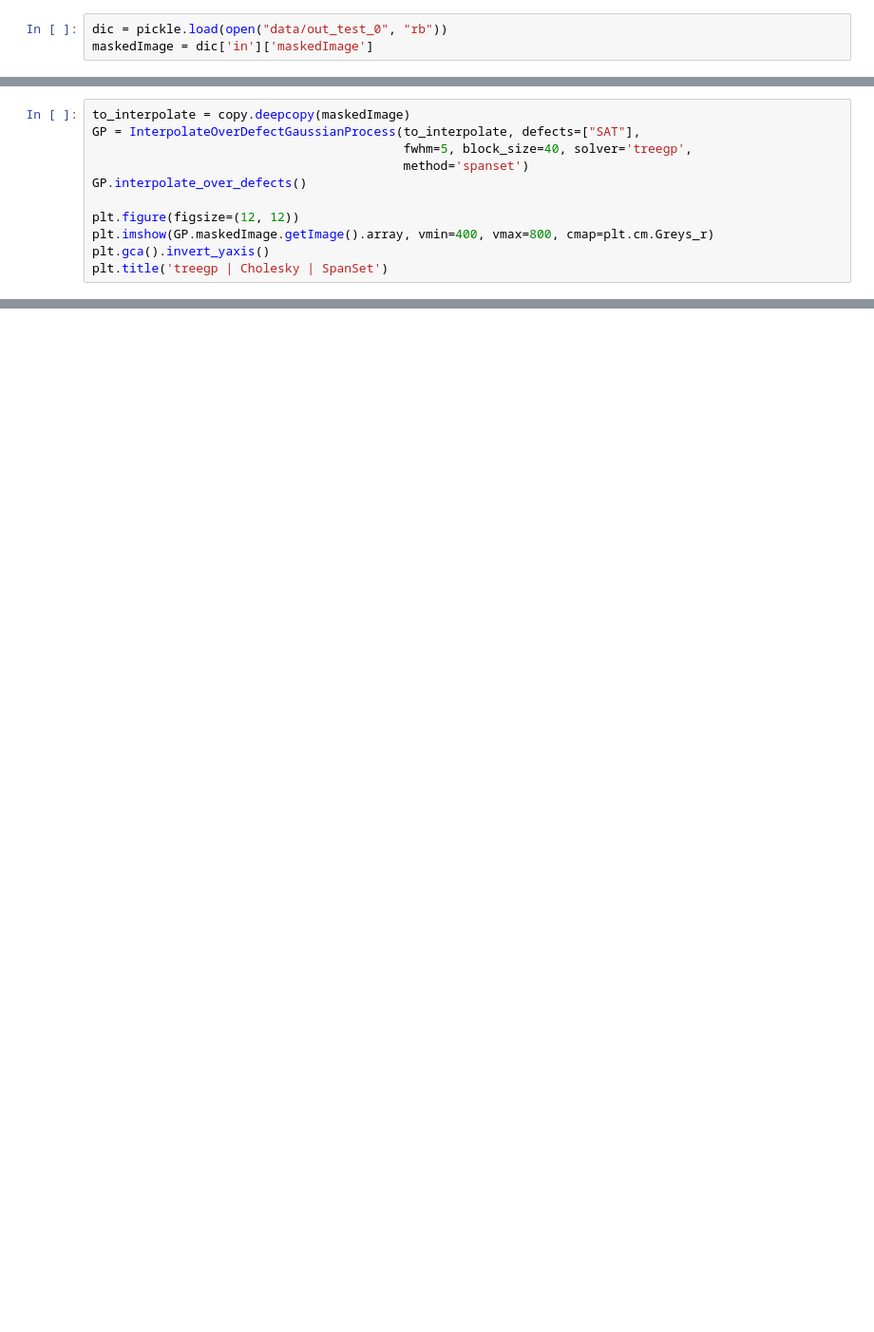
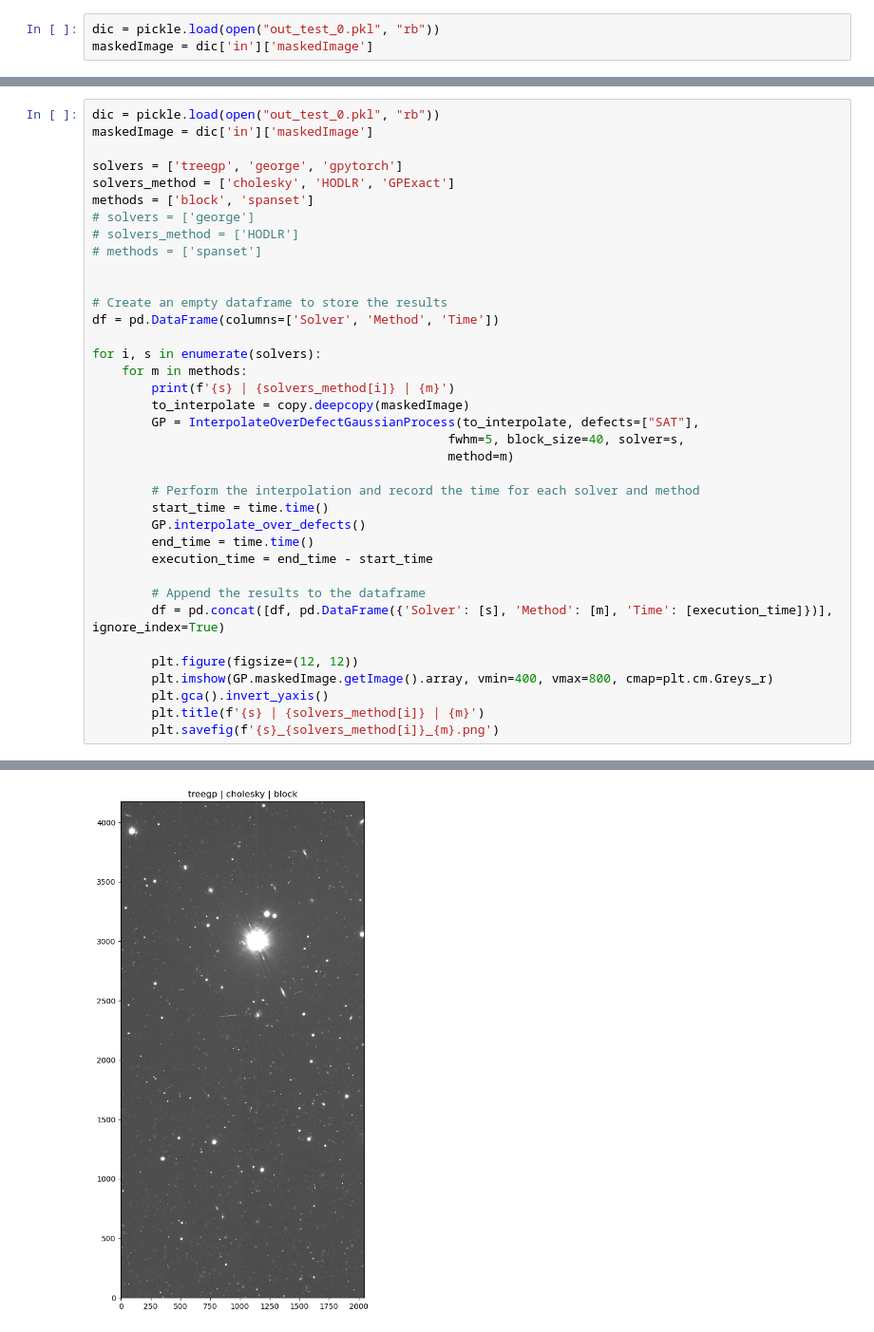
Before and after one commit to PFLeget/DM-43259, a Jupyter notebook: run_gp.ipynb, the cells around one changed output, grey strips where cells are left out. Shown at 95% size. Cells and saved outputs as stored; diff of their text form; blank space fills up the shorter version.

Commit message:
Fully run with SpanSet

```diff
--- a/run_gp.ipynb
+++ b/run_gp.ipynb
@@ -9,5 +12,5 @@ from interpolate_over import InterpolateOverDefectGaussianProcess
 
 #%matplotlib widget
 # %%
-dic = pickle.load(open("data/out_test_0", "rb"))
+dic = pickle.load(open("out_test_0.pkl", "rb"))
 maskedImage = dic['in']['maskedImage']
@@ -89,11 +16,0 @@ Text(0.5, 1.0, 'George | HODLR | SpanSet')
-# %%
-to_interpolate = copy.deepcopy(maskedImage)
-GP = InterpolateOverDefectGaussianProcess(to_interpolate, defects=["SAT"],
-                                          fwhm=5, block_size=40, solver='treegp',
-                                          method='spanset')
-GP.interpolate_over_defects()
-
-plt.figure(figsize=(12, 12))
-plt.imshow(GP.maskedImage.getImage().array, vmin=400, vmax=800, cmap=plt.cm.Greys_r)
-plt.gca().invert_yaxis()
-plt.title('treegp | Cholesky | SpanSet')
@@ -107,0 +17,38 @@ Text(0.5, 1.0, 'treegp | Cholesky | SpanSet')
+# %%
+dic = pickle.load(open("out_test_0.pkl", "rb"))
+maskedImage = dic['in']['maskedImage']
+
+solvers = ['treegp', 'george', 'gpytorch']
+solvers_method = ['cholesky', 'HODLR', 'GPExact']
+methods = ['block', 'spanset']
+# solvers = ['george']
+# solvers_method = ['HODLR']
+# methods = ['spanset']
+
+
+# Create an empty dataframe to store the results
+df = pd.DataFrame(columns=['Solver', 'Method', 'Time'])
+
+for i, s in enumerate(solvers):
+    for m in methods:
+        print(f'{s} | {solvers_method[i]} | {m}')
+        to_interpolate = copy.deepcopy(maskedImage)
+        GP = InterpolateOverDefectGaussianProcess(to_interpolate, defects=["SAT"],
+                                                fwhm=5, block_size=40, solver=s,
+                                                method=m)
+
+        # Perform the interpolation and record the time for each solver and method
+        start_time = time.time()
+        GP.interpolate_over_defects()
+        end_time = time.time()
+        execution_time = end_time - start_time
+
+        # Append the results to the dataframe
+        df = pd.concat([df, pd.DataFrame({'Solver': [s], 'Method': [m], 'Time': [execution_time]})], ignore_index=True)
+
+        plt.figure(figsize=(12, 12))
+        plt.imshow(GP.maskedImage.getImage().array, vmin=400, vmax=800, cmap=plt.cm.Greys_r)
+        plt.gca().invert_yaxis()
+        plt.title(f'{s} | {solvers_method[i]} | {m}')
+        plt.savefig(f'{s}_{solvers_method[i]}_{m}.png')
+# %% [output]
@@ -107,0 +85 @@ Text(0.5, 1.0, 'treegp | Cholesky | SpanSet')
+[figure, added]
```
Also changed, not shown: parts of 9 cells of this notebook, 3 other files.
